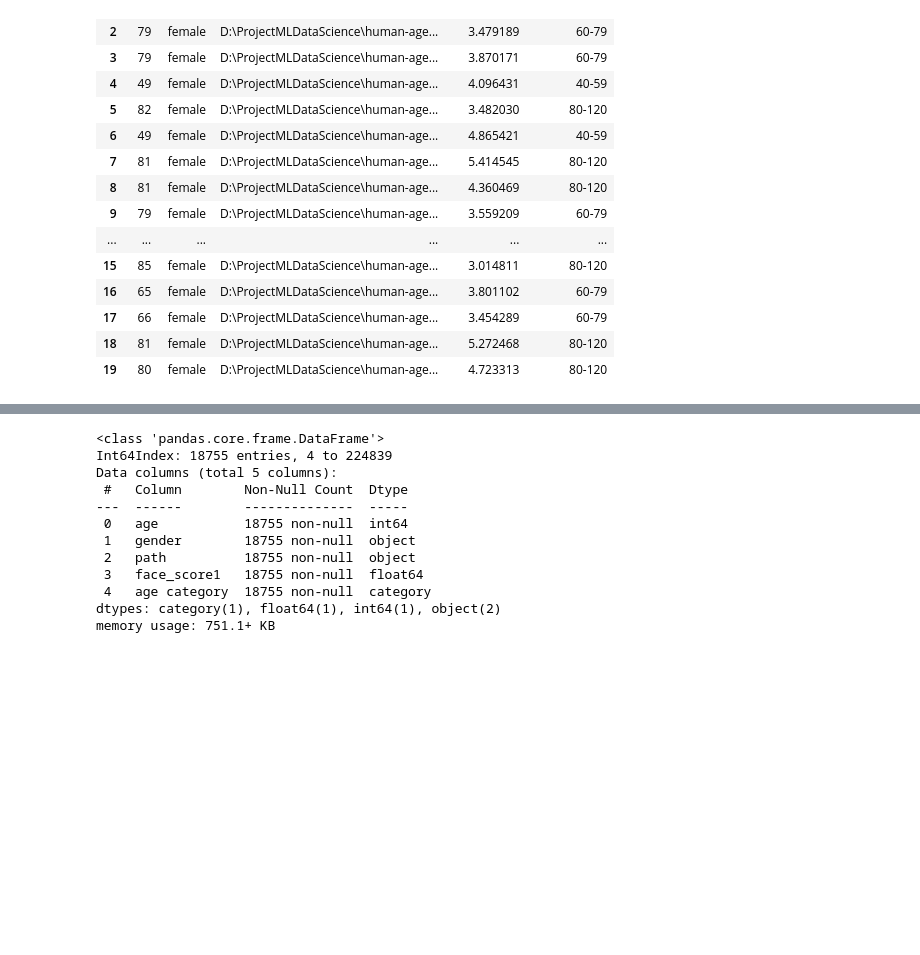
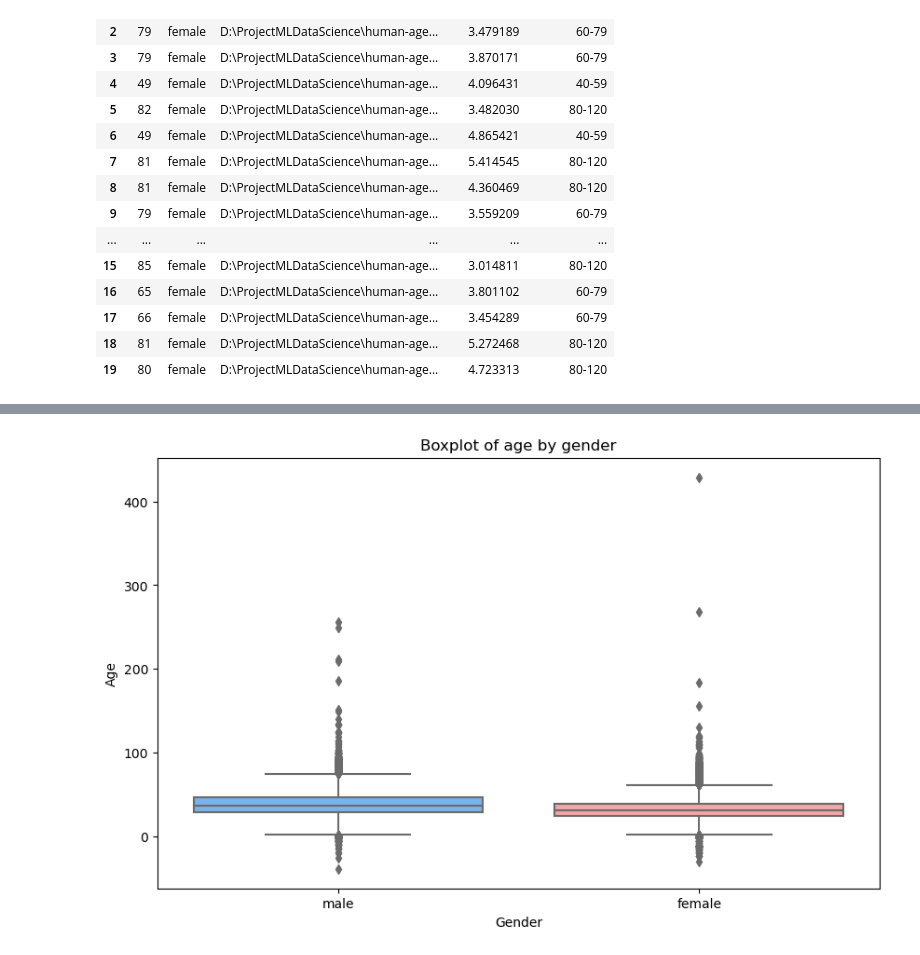
Before and after one commit to eggwhat/age-detection, a Jupyter notebook: exploratory_data_analysis/exploratory_data_analysis.ipynb, the cells around one changed output, grey strips where cells are left out. Cells and saved outputs as stored; diff of their text form; code cells hidden in the pictures; blank space fills up the shorter version.

```diff
--- a/exploratory_data_analysis/exploratory_data_analysis.ipynb
+++ b/exploratory_data_analysis/exploratory_data_analysis.ipynb
@@ -249,17 +422,19 @@ plt.show()
 # %%
-# Check the correctness of the chart. Compare values
-selected_rows = df_metadata_with_agecategory.loc[(df_metadata_with_agecategory['age category'] == '40-59') & (df_metadata_with_agecategory['gender'] == 'female')]
-selected_rows.info() # 9720 entries: good
+# # Check the correctness of the chart. Compare values
+
+# selected_rows = df_metadata_with_agecategory.loc[(df_metadata_with_agecategory['age category'] == '40-59') & (df_metadata_with_agecategory['gender'] == 'female')]
+# selected_rows.info() # 9720 entries: good
-# %% [output]
-<class 'pandas.core.frame.DataFrame'>
-Int64Index: 18755 entries, 4 to 224839
-Data columns (total 5 columns):
- #   Column        Non-Null Count  Dtype
----  ------        --------------  -----
- 0   age           18755 non-null  int64
- 1   gender        18755 non-null  object
- 2   path          18755 non-null  object
- 3   face_score1   18755 non-null  float64
- 4   age category  18755 non-null  category
-dtypes: category(1), float64(1), int64(1), object(2)
-memory usage: 751.1+ KB
+# %%
+# Create a boxplot of age by gender
+
+# As we can deduce from the previous analysis, we see a lot of outliers in the 'metadata.csv' dataset
+
+plt.figure(figsize=(10, 6))
+sns.boxplot(x='gender', y='age', data=df_metadata, palette=colors)
+
+plt.title('Boxplot of age by gender')
+plt.xlabel('Gender')
+plt.ylabel('Age')
+plt.show()
+# %% [output]
+[figure, added]
```
Also changed, not shown: parts of 45 cells of this notebook.
